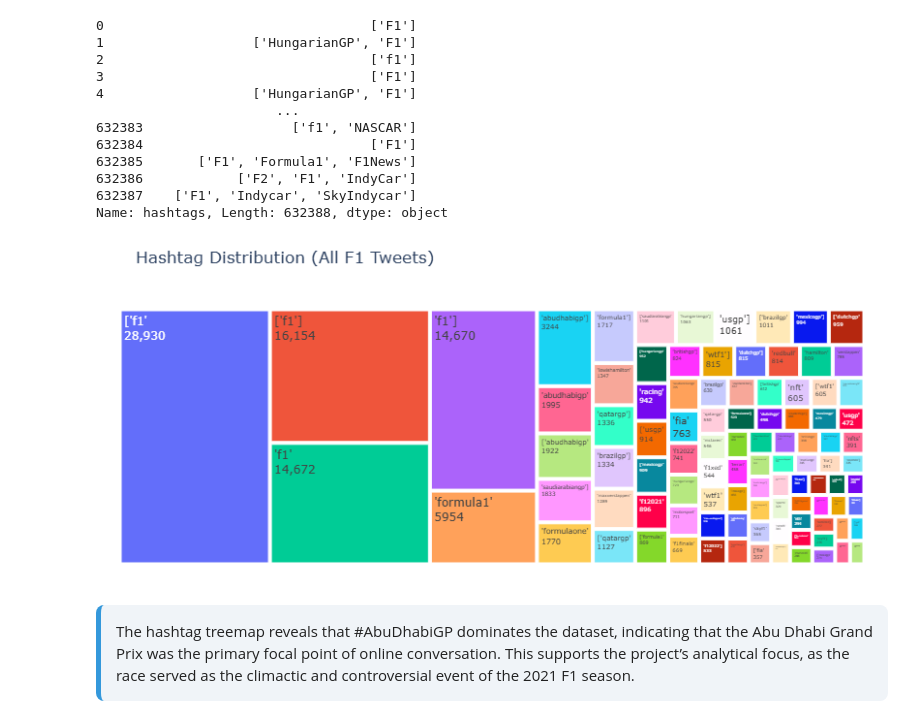
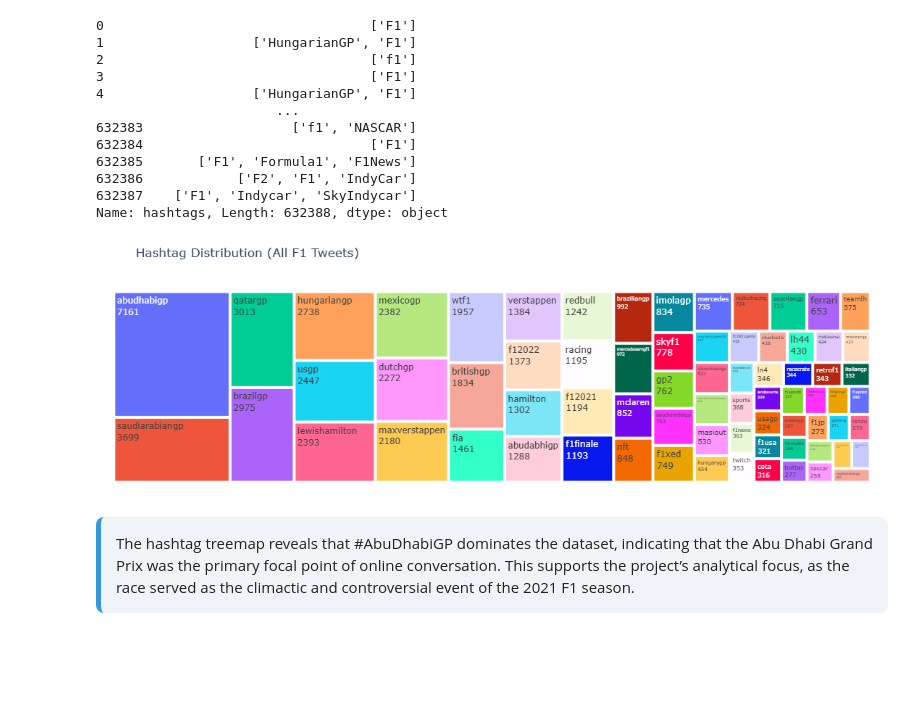
Before and after one commit to s3achan/SentimentAnalysis, a Jupyter notebook: F1-Tweets-Sentiment Analysis.ipynb, the cells around one changed output. Saved outputs shown, nothing was run; the diff lists cells and outputs as text; code cells hidden in the pictures; blank space fills up the shorter version.

Commit message:
stopwords not recognized. fixed code'

```diff
--- a/F1-Tweets-Sentiment Analysis.ipynb
+++ b/F1-Tweets-Sentiment Analysis.ipynb
@@ -321,7 +321,7 @@ def clean_and_tokenize(text):
     text = re.sub(r"[^a-z\s]", " ", text)             # letters only
     text = re.sub(r"\s+", " ", text).strip()
     tokens = text.split()
-   # tokens = [t for t in tokens if t not in STOPWORDS and t not in CUSTOM_STOPWORDS and len(t) > 2]
+    tokens = [t for t in tokens if t not in STOPWORDS and t not in CUSTOM_STOPWORDS and len(t) > 2]
     return tokens
 # %%
 tweets["clean_text"] = tweets["text"].apply(clean_and_tokenize)
@@ -561,23 +561,32 @@ hashtags
 632386            ['F2', 'F1', 'IndyCar']
 632387    ['F1', 'Indycar', 'SkyIndycar']
 Name: hashtags, Length: 632388, dtype: object
+# %%
+def clean_tag(tag):
+    tag = tag.lower().strip()              # lowercase + remove whitespace
+    tag = tag.replace("#", "")             # remove hashtag symbol
+    tag = re.sub(r"[^\w]", "", tag)        # remove punctuation
+    return tag
 # %%
 # Flatten ALL hashtags
 all_tags = []
 for v in tweets["hashtags"]:
-    all_tags.extend(parse_hashtags(v))
+    raw_tags = parse_hashtags(v)
+    cleaned = [clean_tag(t) for t in raw_tags if clean_tag(t) != ""]
+    all_tags.extend(cleaned)
+
 DROP_TAGS = {"f1", "formula1", "formulaone", "f1testing", "motorsport","BTC","nfts","crypto","eth","floki","nftcommunity","retrogaming","nftcollector","bitcoin"}
 all_tags = [t for t in all_tags if t not in DROP_TAGS]
 # Count all hashtags
 tag_counts = Counter(all_tags)
 hashtag_df = pd.DataFrame(tag_counts.items(),columns=["hashtag", "count"])
 hashtag_df = hashtag_df[hashtag_df["count"] > 250]
 fig = px.treemap(hashtag_df,path=["hashtag"],values="count",title="Hashtag Distribution (All F1 Tweets)")
 fig.update_traces(textinfo="label+value",hovertemplate="<b>%{label}</b><br>Count: %{value}<extra></extra>")
 fig.update_layout(margin=dict(t=50, l=20, r=20, b=20))
 fig.show()
 # %% [output]
-[figure, old version]
+[figure, new version]
 # %% [markdown]
 <div style="background-color: #f0f4f8; padding: 15px; border-radius: 8px; border-left: 5px solid #3498db;">
 The hashtag treemap reveals that #AbuDhabiGP dominates the dataset, indicating that the Abu Dhabi Grand Prix was the primary focal point of online conversation. This supports the project’s analytical focus, as the race served as the climactic and controversial event of the 2021 F1 season.
```
Also changed, not shown: parts of 17 cells of this notebook.
